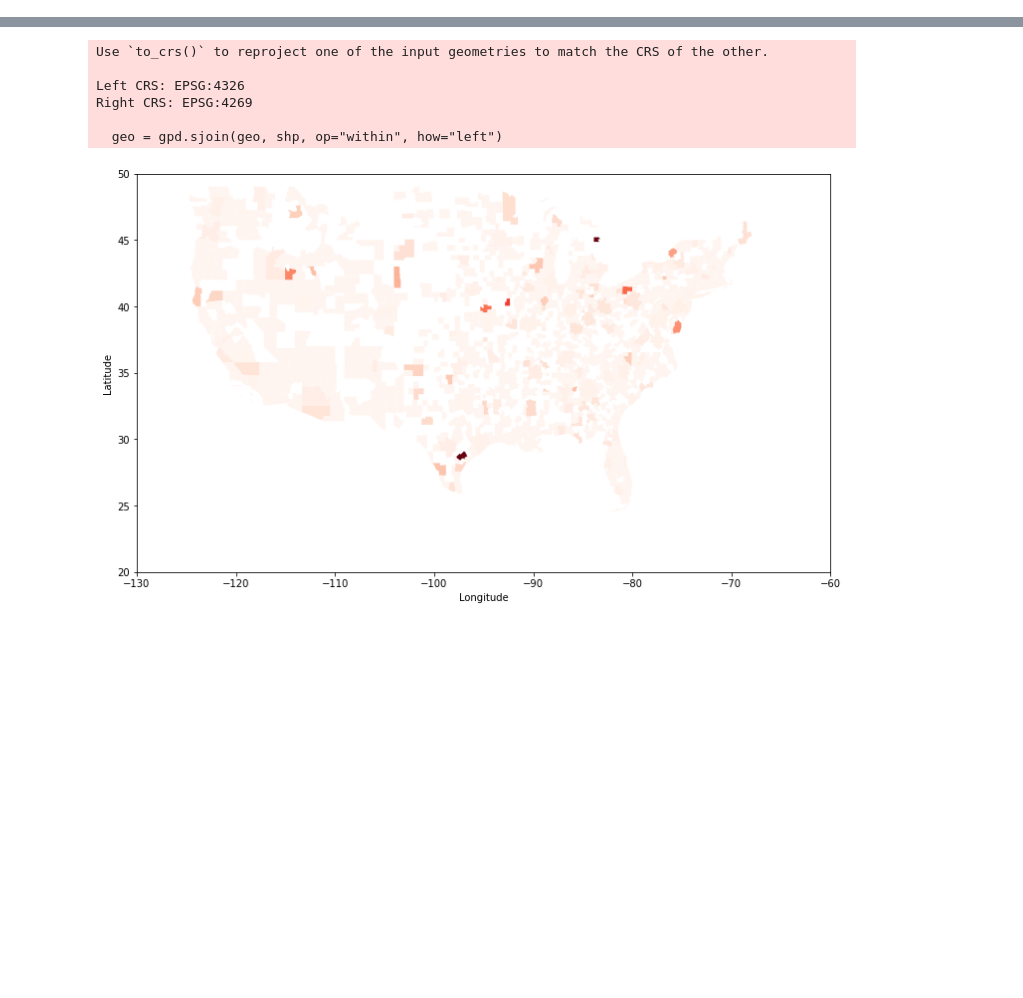
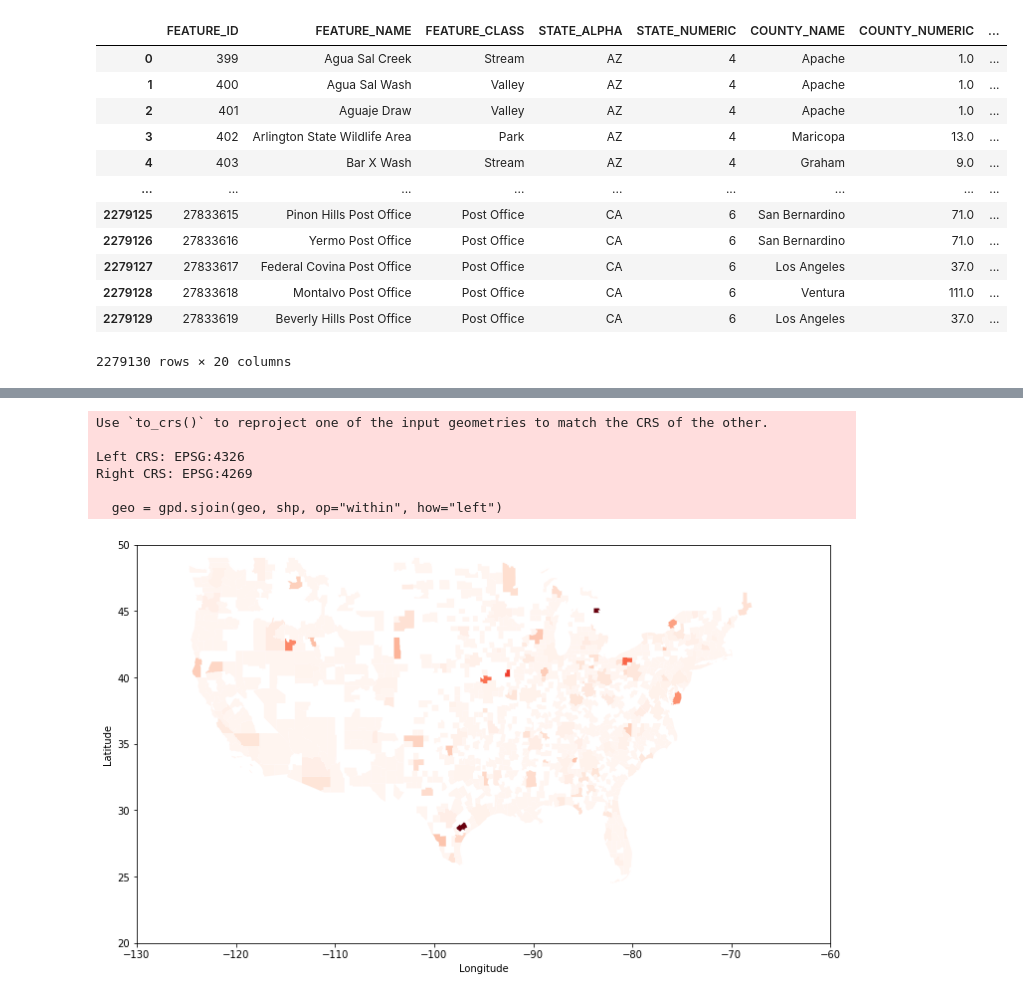
Before and after one commit to allmemes/study-of-media-and-diaster, a Jupyter notebook: code/ProcessWebData.ipynb, the cells around one changed output, grey strips where cells are left out. Saved outputs shown, nothing was run; the diff lists cells and outputs as text; code cells hidden in the pictures; blank space fills up the shorter version.

```diff
--- a/code/ProcessWebData.ipynb
+++ b/code/ProcessWebData.ipynb
@@ -8,3 +8,21 @@ df_geo = pd.read_csv("../data/TwitterPlaceId.csv", sep="\t", index_col="place_id
 df_tweets_geo = pd.read_csv("../data/GeoTweets.csv", sep="\t")
 df_google_geo = pd.read_csv("../data/GoogleTrendGeo.csv", sep="\t")
 shp = gpd.read_file("../data/GeoShape/cb_2018_us_cbsa_20m/cb_2018_us_cbsa_20m.shp")
+# %%
+nationfile = pd.read_csv("../data/Nationfile.csv", sep="|")
+# %%
+nationfile
+# %% [output]
+|  | FEATURE_ID | FEATURE_NAME | FEATURE_CLASS | STATE_ALPHA | STATE_NUMERIC | COUNTY_NAME | COUNTY_NUMERIC | ... |
+| 0 | 399 | Agua Sal Creek | Stream | AZ | 4 | Apache | 1.0 | ... |
+| 1 | 400 | Agua Sal Wash | Valley | AZ | 4 | Apache | 1.0 | ... |
+| 2 | 401 | Aguaje Draw | Valley | AZ | 4 | Apache | 1.0 | ... |
+| 3 | 402 | Arlington State Wildlife Area | Park | AZ | 4 | Maricopa | 13.0 | ... |
+| 4 | 403 | Bar X Wash | Stream | AZ | 4 | Graham | 9.0 | ... |
+| ... | ... | ... | ... | ... | ... | ... | ... | ... |
+| 2279125 | 27833615 | Pinon Hills Post Office | Post Office | CA | 6 | San Bernardino | 71.0 | ... |
+| 2279126 | 27833616 | Yermo Post Office | Post Office | CA | 6 | San Bernardino | 71.0 | ... |
+| 2279127 | 27833617 | Federal Covina Post Office | Post Office | CA | 6 | Los Angeles | 37.0 | ... |
+| 2279128 | 27833618 | Montalvo Post Office | Post Office | CA | 6 | Ventura | 111.0 | ... |
+| 2279129 | 27833619 | Beverly Hills Post Office | Post Office | CA | 6 | Los Angeles | 37.0 | ... |
+2279130 rows × 20 columns
```
Also changed, not shown: parts of 2 cells of this notebook, 3 other files.
